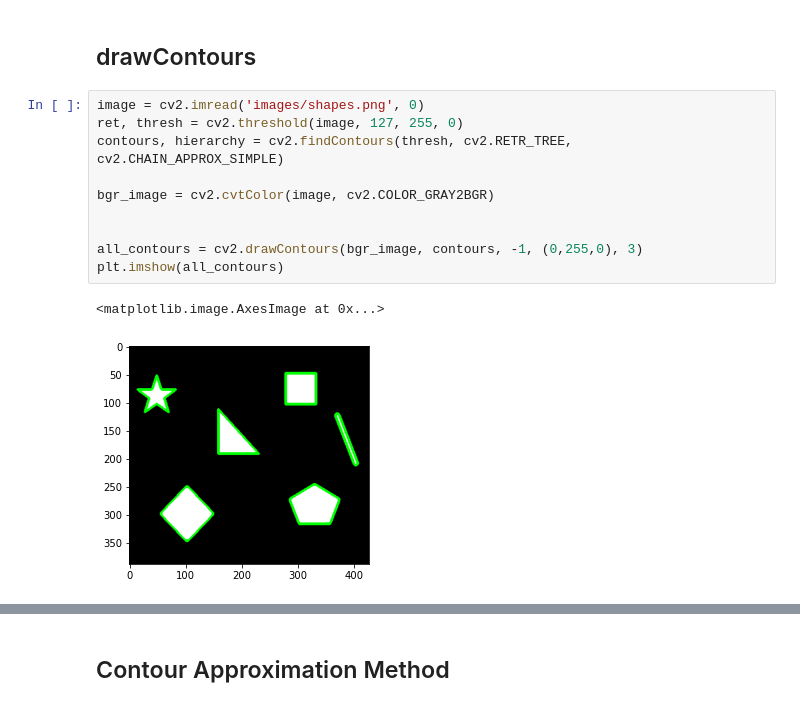
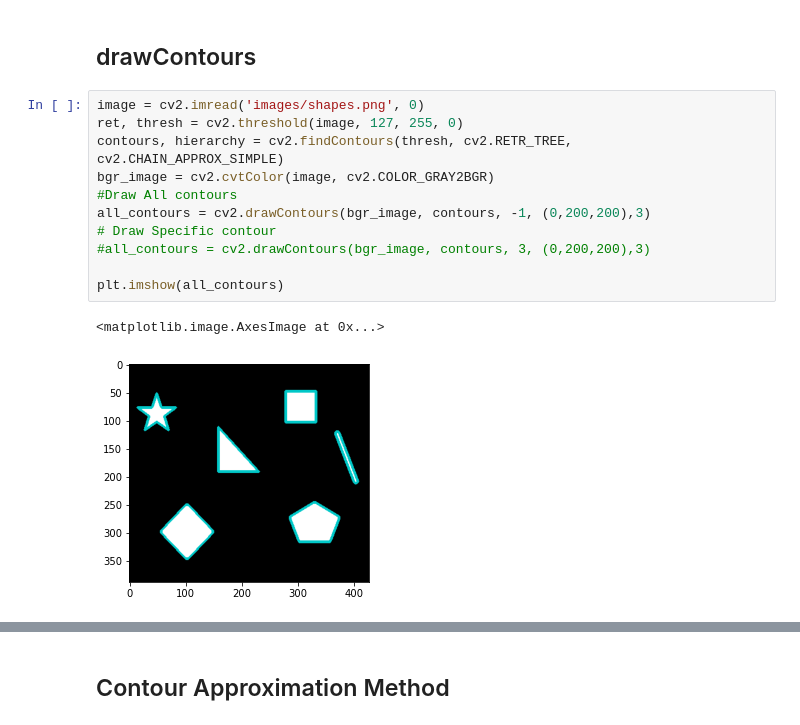
Before and after one commit to Erfan-Shakourii/image-processing, a Jupyter notebook: Cods/26-Finding_contours.ipynb, the cells around one changed output, grey strips where cells are left out. Cells and saved outputs as stored; diff of their text form.

```diff
--- a/Cods/26-Finding_contours.ipynb
+++ b/Cods/26-Finding_contours.ipynb
@@ -38,13 +35,14 @@ plt.imshow(bgr_image[...,::-1])
 # %%
 image = cv2.imread('images/shapes.png', 0)
 ret, thresh = cv2.threshold(image, 127, 255, 0)
 contours, hierarchy = cv2.findContours(thresh, cv2.RETR_TREE, cv2.CHAIN_APPROX_SIMPLE)
+bgr_image = cv2.cvtColor(image, cv2.COLOR_GRAY2BGR)
+#Draw All contours
+all_contours = cv2.drawContours(bgr_image, contours, -1, (0,200,200),3)
+# Draw Specific contour
+#all_contours = cv2.drawContours(bgr_image, contours, 3, (0,200,200),3)
 
-bgr_image = cv2.cvtColor(image, cv2.COLOR_GRAY2BGR)
-
-
-all_contours = cv2.drawContours(bgr_image, contours, -1, (0,255,0), 3)
 plt.imshow(all_contours)
 # %% [output]
 <matplotlib.image.AxesImage at 0x...>
-[figure, old version]
+[figure, new version]
```
Also changed, not shown: parts of 8 cells of this notebook, 1 other file.
